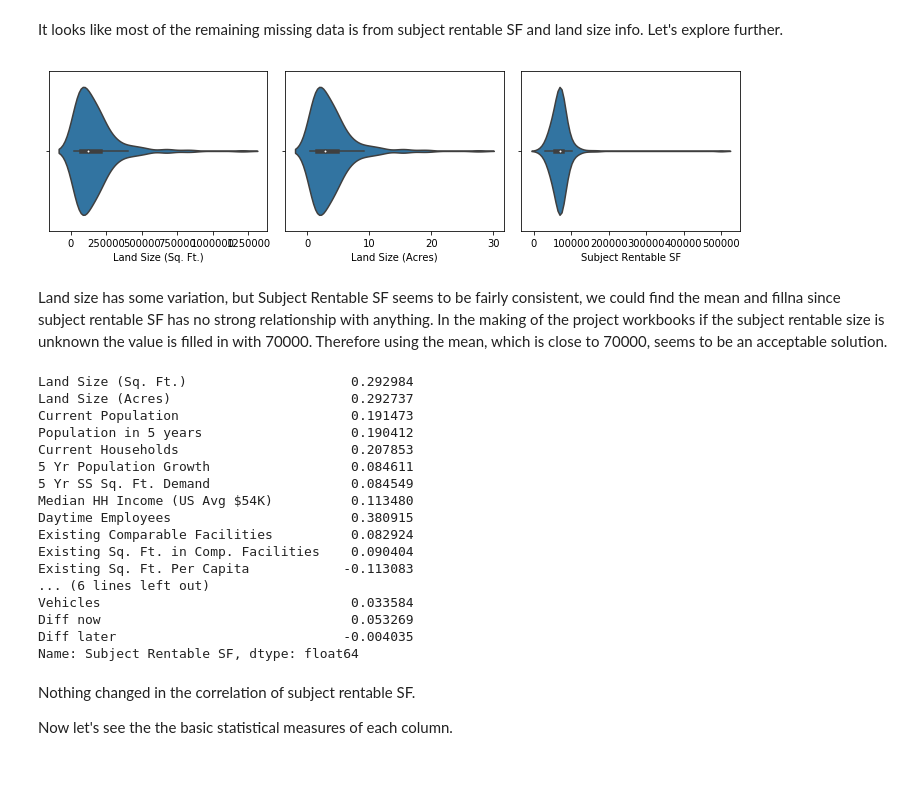
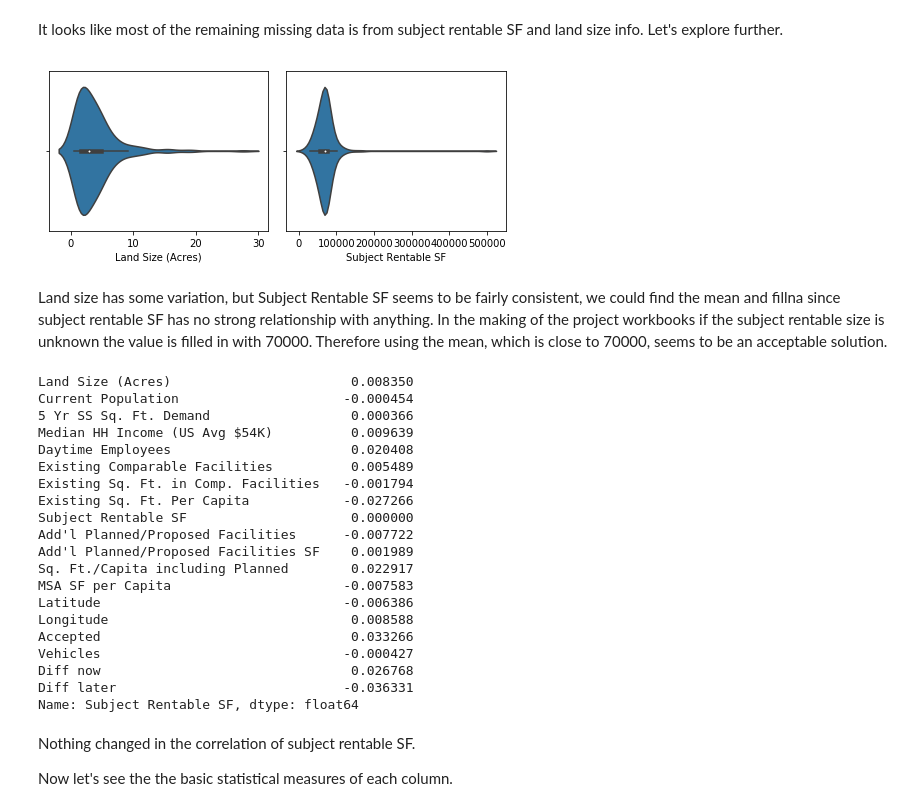
Before and after one commit to cport17/Springboard-Data-Science, a Jupyter notebook: Project1DataStory.ipynb, the cells around one changed output. Saved outputs shown, nothing was run; the diff lists cells and outputs as text; code cells hidden in the pictures; blank space fills up the shorter version.

Commit message:
Adding graphs to stats and updated DataStory

```diff
--- a/Project1DataStory.ipynb
+++ b/Project1DataStory.ipynb
@@ -114,7 +112,8 @@ len(df[['Land Size (Sq. Ft.)', 'Land Size (Acres)', 'Current Population',
        'Existing Sq. Ft. in Comp. Facilities', 'Existing Sq. Ft. Per Capita',
        'Subject Rentable SF', "Add'l Planned/Proposed Facilities",
        "Add'l Planned/Proposed Facilities SF",
-       'Sq. Ft./Capita including Planned ', 'MSA SF per Capita', 'Accepted','Vehicles',
+       'Sq. Ft./Capita including Planned ', 'MSA SF per Capita', 'Latitude',
+       'Longitude','Accepted','Vehicles',
        'Diff now', 'Diff later']].dropna()) #180 instead of only 92
 
 df = df[['Land Size (Sq. Ft.)', 'Land Size (Acres)', 'Current Population',
@@ -124,7 +123,8 @@ df = df[['Land Size (Sq. Ft.)', 'Land Size (Acres)', 'Current Population',
        'Existing Sq. Ft. in Comp. Facilities', 'Existing Sq. Ft. Per Capita',
        'Subject Rentable SF', "Add'l Planned/Proposed Facilities",
        "Add'l Planned/Proposed Facilities SF",
-       'Sq. Ft./Capita including Planned ', 'MSA SF per Capita', 'Accepted','Vehicles',
+       'Sq. Ft./Capita including Planned ', 'MSA SF per Capita', 'Latitude',
+       'Longitude','Accepted','Vehicles',
        'Diff now', 'Diff later']]
 # %% [markdown]
 Now that we have our dataset, let's plot each column to get a rough idea of how they are distributed.
@@ -132,7 +132,7 @@ Now that we have our dataset, let's plot each column to get a rough idea of how
 %matplotlib inline
 fig = plt.figure(figsize=(15,20))
 for c, col in enumerate(df.columns, 1):
-    ax = fig.add_subplot(7,3,c)
+    ax = fig.add_subplot(8,3,c)
     sns.violinplot(data=df, x=col)
 fig.tight_layout()
 # %% [output]
@@ -183,3 +185,5 @@ Unsprisingly, land size square footage and acrage correlate nearly perfectly sin
+# %%
+df = df.drop('Land Size (Sq. Ft.)', axis=1)
 # %% [markdown]
 ### Demographics
 # %%
@@ -203,5 +211,7 @@ Current population, population in 5 years, and current households all have stron
 Let's graph of some of these relationships to get a visual of the correlations we are seeing.
 # %%
+df = df.drop(['5 Yr Population Growth','Population in 5 years','Current Households'], axis=1)
+
 sns.jointplot(data=df, x='Median HH Income (US Avg $54K)', y='5 Yr SS Sq. Ft. Demand')
 sns.jointplot(data=df, x='Median HH Income (US Avg $54K)', y='Current Population')
 sns.jointplot(data=df, x='Daytime Employees', y='Current Population')
@@ -283,40 +285,42 @@ sns.jointplot(data=df, x='Median HH Income (US Avg $54K)', y='Existing Comparabl
 # %% [markdown]
 It looks like most of the remaining missing data is from subject rentable SF and land size info. Let's explore further.
 # %%
-df[['Land Size (Sq. Ft.)', 'Land Size (Acres)', 'Subject Rentable SF']].describe()
+df[['Land Size (Acres)', 'Subject Rentable SF']].describe()
 
 fig = plt.figure(figsize=(10,3))
-for c, col in enumerate(['Land Size (Sq. Ft.)', 'Land Size (Acres)', 'Subject Rentable SF'], 1):
+for c, col in enumerate(['Land Size (Acres)', 'Subject Rentable SF'], 1):
     ax = fig.add_subplot(1,3,c)
     sns.violinplot(data=df, x=col)
 fig.tight_layout()
 # %% [output]
-[figure, old version]
+[figure, new version]
 # %% [markdown]
-Land size has some variation, but Subject Rentable SF seems to be fairly consistent, we could find the mean and fillna
-since subject rentable SF has no strong relationship with anything. In the making of the project workbooks if the subject rentable size is unknown the value is filled in with 70000. Therefore using the mean, which is close to 70000, seems to be an acceptable solution.
+Land size has some variation, but Subject Rentable SF seems to be fairly consistent, we could find the mean and fillna since subject rentable SF has no strong relationship with anything. In the making of the project workbooks if the subject rentable size is unknown the value is filled in with 70000. Therefore using the mean, which is close to 70000, seems to be an acceptable solution.
 # %%
 df1 = df
 df = df.dropna()
 df1['Subject Rentable SF'].fillna(df1['Subject Rentable SF'].mean(), inplace=True)
-df1.corr()['Subject Rentable SF']
+print(df.corr()['Subject Rentable SF'] - df1.corr()['Subject Rentable SF'])
 # %% [output]
-Land Size (Sq. Ft.)                     0.292984
-Land Size (Acres)                       0.292737
-Current Population                      0.191473
-Population in 5 years                   0.190412
-Current Households                      0.207853
-5 Yr Population Growth                  0.084611
-5 Yr SS Sq. Ft. Demand                  0.084549
-Median HH Income (US Avg $54K)          0.113480
-Daytime Employees                       0.380915
-Existing Comparable Facilities          0.082924
-Existing Sq. Ft. in Comp. Facilities    0.090404
-Existing Sq. Ft. Per Capita            -0.113083
-... (6 lines left out)
-Vehicles                                0.033584
-Diff now                                0.053269
-Diff later                             -0.004035
+Land Size (Acres)                       0.008350
+Current Population                     -0.000454
+5 Yr SS Sq. Ft. Demand                  0.000366
+Median HH Income (US Avg $54K)          0.009639
+Daytime Employees                       0.020408
+Existing Comparable Facilities          0.005489
+Existing Sq. Ft. in Comp. Facilities   -0.001794
+Existing Sq. Ft. Per Capita            -0.027266
+Subject Rentable SF                     0.000000
+Add'l Planned/Proposed Facilities      -0.007722
+Add'l Planned/Proposed Facilities SF    0.001989
+Sq. Ft./Capita including Planned        0.022917
+MSA SF per Capita                      -0.007583
+Latitude                               -0.006386
+Longitude                               0.008588
+Accepted                                0.033266
+Vehicles                               -0.000427
+Diff now                                0.026768
+Diff later                             -0.036331
 Name: Subject Rentable SF, dtype: float64
 # %% [markdown]
 Nothing changed in the correlation of subject rentable SF.
```
Also changed, not shown: parts of 24 cells of this notebook, 1 other file.
